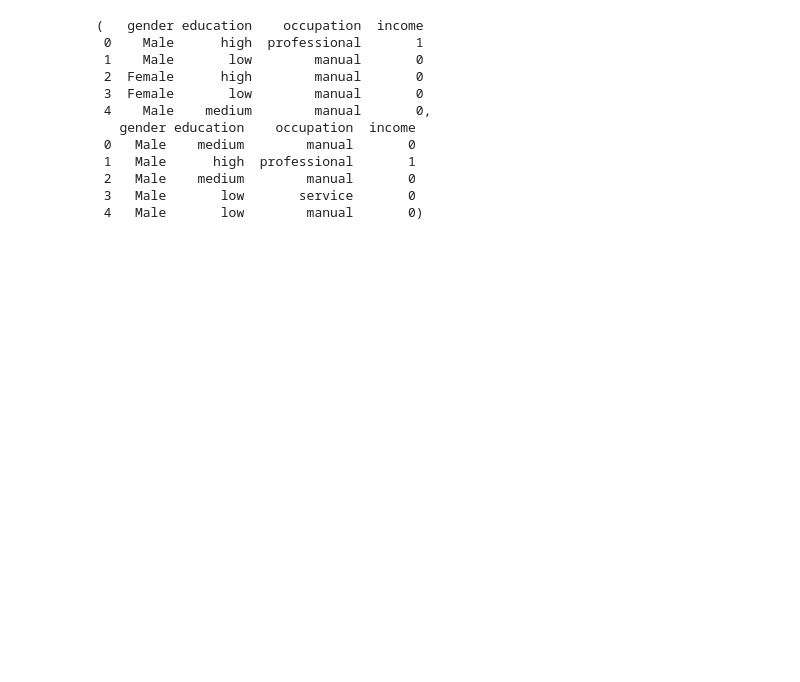
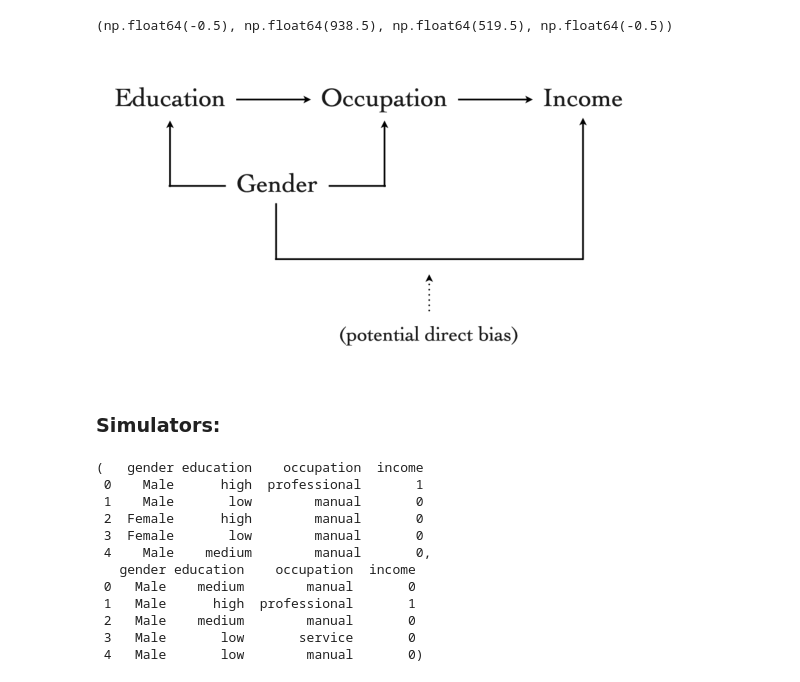
Before and after one commit to RumenIliev/Gender-Bias-Project, a Jupyter notebook: main.ipynb, the cells around one changed output. Drawn from its saved outputs; the diff is of its cells as text; code cells hidden in the pictures; blank space fills up the shorter version.

```diff
--- a/main.ipynb
+++ b/main.ipynb
@@ -6,3 +15,14 @@ from src.models import fit_logistic_regression, extract_gender_effect
+# %%
+# Showing Graphical Model with key variables
+img = mpimg.imread("figures/Graphical_Model.png")
+plt.figure(figsize=(7, 7))
+plt.imshow(img)
+plt.axis("off")
+# %% [output]
+(np.float64(-0.5), np.float64(938.5), np.float64(519.5), np.float64(-0.5))
+[figure, added]
+# %% [markdown]
+### Simulators:
 # %%
 # Simulator A
 df_null = simulate_data(n_samples=5000, bias=False, seed=42)
```
Also changed, not shown: parts of 34 cells of this notebook, 1 other file.
